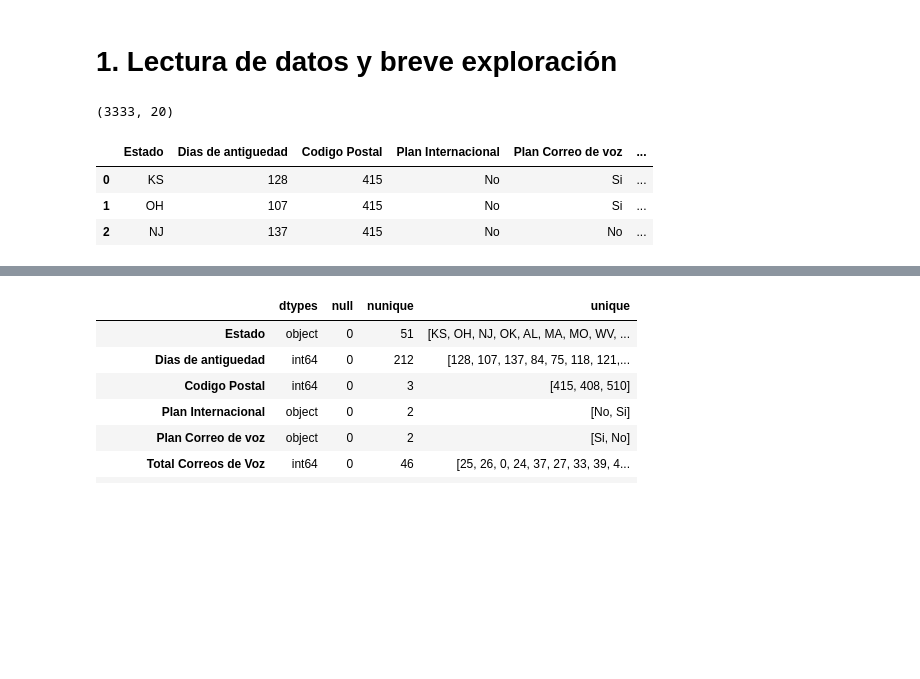
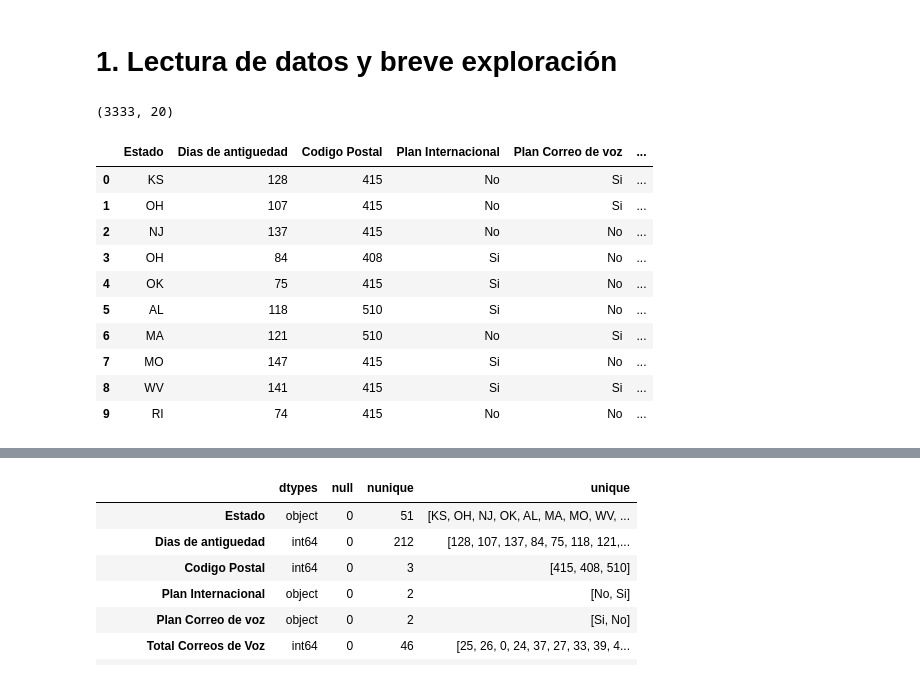
Before and after one commit to guillermocadena/churn_rate, a Jupyter notebook: Notebooks/Churn_Telecom.ipynb, the cells around one changed output, grey strips where cells are left out. Saved outputs shown, nothing was run; the diff lists cells and outputs as text; code cells hidden in the pictures; blank space fills up the shorter version.

```diff
--- a/Notebooks/Churn_Telecom.ipynb
+++ b/Notebooks/Churn_Telecom.ipynb
@@ -57,13 +59,20 @@ def describe_datos(df):
 # %%
 df = pd.read_csv('https://raw.githubusercontent.com/guillermocadena/churn_rate/refs/heads/churn_rate_dev/Datos/churn_telecom_espa%C3%B1ol.csv')
 print(df.shape)
-df.head(3)
+df.head(10)
 # %% [output]
 (3333, 20)
 |  | Estado | Dias de antiguedad | Codigo Postal | Plan Internacional | Plan Correo de voz | ... |
 | 0 | KS | 128 | 415 | No | Si | ... |
 | 1 | OH | 107 | 415 | No | Si | ... |
 | 2 | NJ | 137 | 415 | No | No | ... |
+| 3 | OH | 84 | 408 | Si | No | ... |
+| 4 | OK | 75 | 415 | Si | No | ... |
+| 5 | AL | 118 | 510 | Si | No | ... |
+| 6 | MA | 121 | 510 | No | Si | ... |
+| 7 | MO | 147 | 415 | Si | No | ... |
+| 8 | WV | 141 | 415 | Si | Si | ... |
+| 9 | RI | 74 | 415 | No | No | ... |
 # %%
 df.info()
 # %% [output]
```
Also changed, not shown: parts of 2 cells of this notebook.
